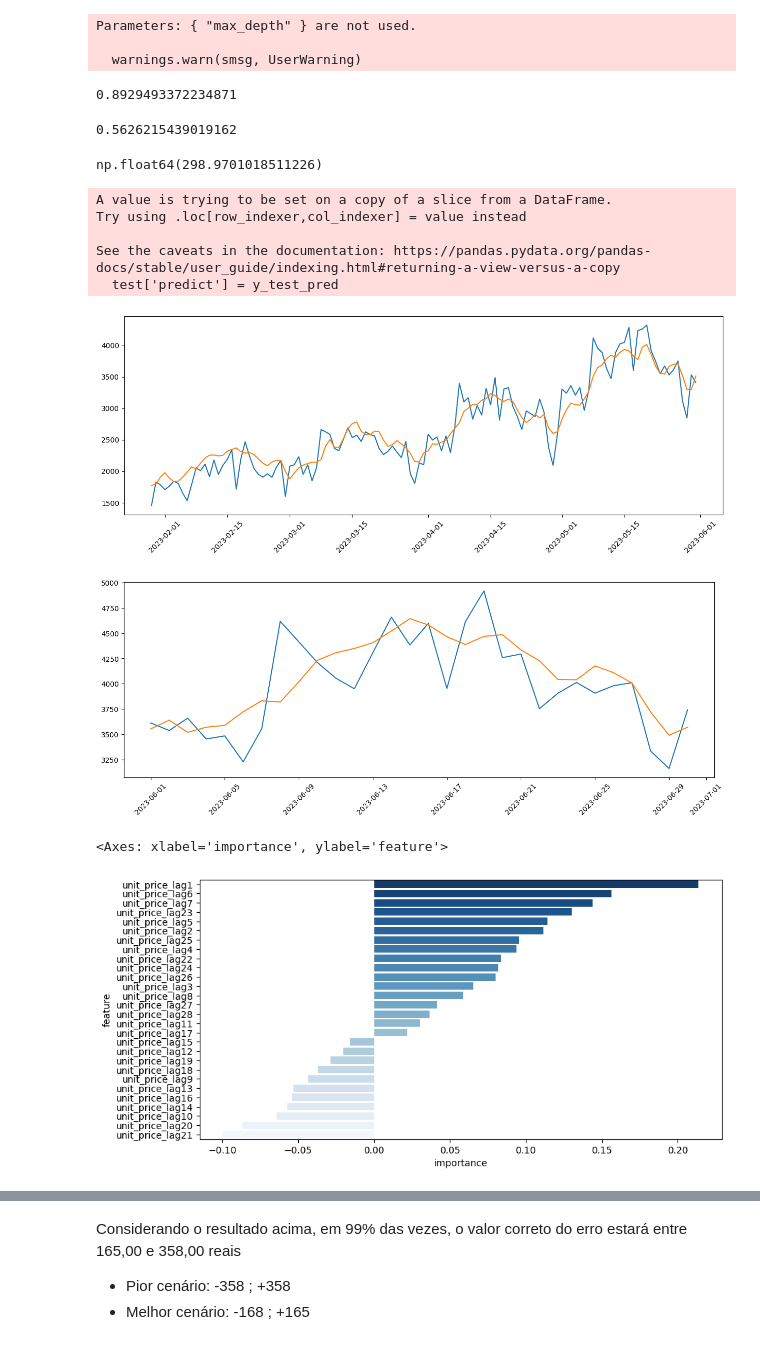
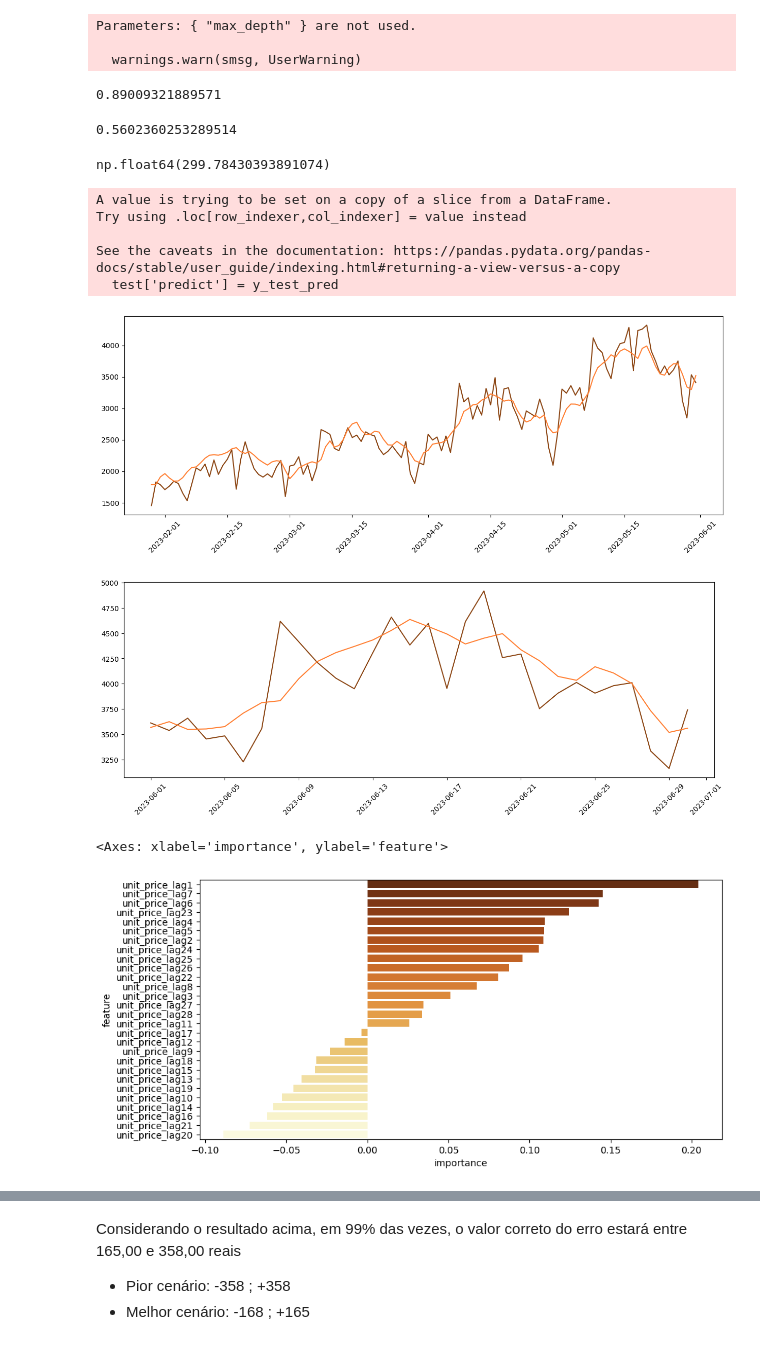
Before and after one commit to deborabmfreitas/coffee-shop-sales-prediction, a Jupyter notebook: coffee-shop-sales-prediction.ipynb, the cells around one changed output, grey strips where cells are left out. Cells and saved outputs as stored; diff of their text form; code cells hidden in the pictures.

Commit message:
teste de novos modelos e feature selection do xgb

```diff
--- a/coffee-shop-sales-prediction.ipynb
+++ b/coffee-shop-sales-prediction.ipynb
@@ -593,3 +592,0 @@ random_search = RandomizedSearchCV(
-# %%
-#Ajuste do modelo nos dados transformados
-random_search.fit(X_train_transformed_df, y_train)
@@ -619,0 +595,2 @@ np.float64(304.384781480856)
+# %%
+svr = SVR(kernel='linear', C=1.0, epsilon=1, tol=0.001, max_iter=100, shrinking=True, verbose=False, cache_size=300)
@@ -619,0 +611,4 @@ np.float64(304.384781480856)
+# %%
+svr.fit(X_train_transformed_df,y_train)
+y_train_pred = svr.predict(X_train_transformed_df)
+y_test_pred = svr.predict(X_test_transformed_df)
@@ -635,17 +688,17 @@ Parameters: { "max_depth" } are not used.
 # %%
 r2_score(y_train,y_train_pred)
 # %% [output]
-0.8929493372234871
+0.89009321889571
 # %%
 r2_score(y_test,y_test_pred)
 # %% [output]
-0.5626215439019162
+0.5602360253289514
 # %%
 # np.sqrt(mean_squared_error(y_train,y_train_pred))
 # %%
 np.sqrt(mean_squared_error(y_test,y_test_pred))
 # %% [output]
-np.float64(298.9701018511226)
+np.float64(299.78430393891074)
 # %%
 train['predict'] = y_train_pred
 test['predict'] = y_test_pred
@@ -657,20 +710,20 @@ See the caveats in the documentation: https://pandas.pydata.org/pandas-docs/stab
   test['predict'] = y_test_pred
 # %%
 plt.figure(figsize=(15,5))
-plt.plot(train['transaction_date'], train['unit_price'])
-plt.plot(train['transaction_date'], train['predict'])
+plt.plot(train['transaction_date'], train['unit_price'],color=c1)
+plt.plot(train['transaction_date'], train['predict'],color=c4)
 plt.xticks(rotation=45)
 plt.show()
 # %% [output]
-[figure, old version]
+[figure, new version]
 # %%
 plt.figure(figsize=(15,5))
-plt.plot(test['transaction_date'], test['unit_price'])
-plt.plot(test['transaction_date'], test['predict'])
+plt.plot(test['transaction_date'], test['unit_price'],color=c1)
+plt.plot(test['transaction_date'], test['predict'],color=c4)
 plt.xticks(rotation=45)
 plt.show()
 # %% [output]
-[figure, old version]
+[figure, new version]
 # %%
 # Feature importance
 
@@ -682,7 +735,7 @@ for i in zip(X_train_transformed_df.columns, xgb.feature_importances_):
 df_feature_importance = pd.DataFrame(feature_importance, columns=['feature', 'importance']).sort_values('importance', ascending=False)
 # %%
 plt.figure(figsize=(10, 5))
-sns.barplot(x="importance", y="feature", data=df_feature_importance, palette="Blues_r")
+sns.barplot(x="importance", y="feature", data=df_feature_importance, palette=c2)
 # %% [output]
 <Axes: xlabel='importance', ylabel='feature'>
-[figure, old version]
+[figure, new version]
```
Also changed, not shown: parts of 65 cells of this notebook.
